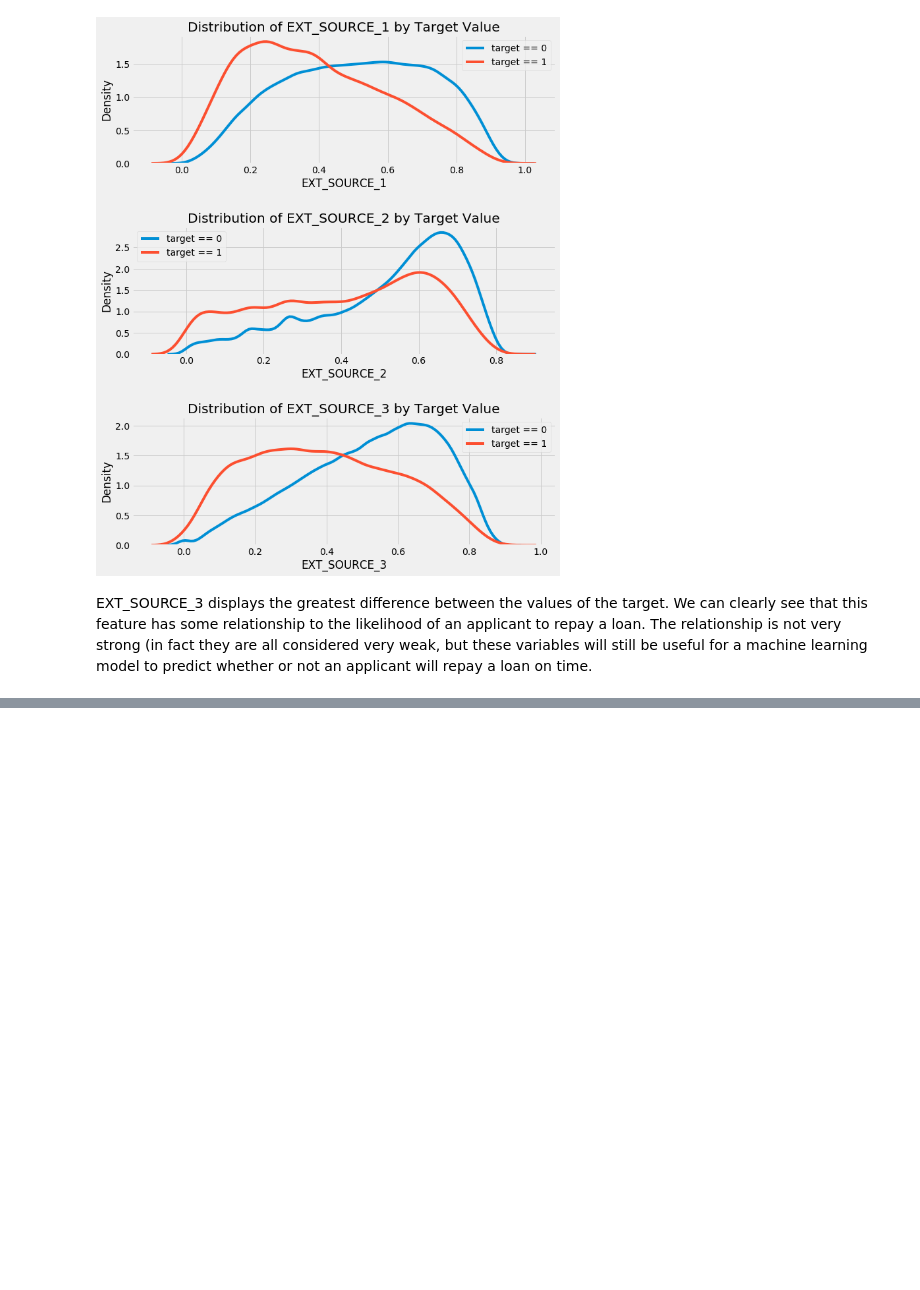
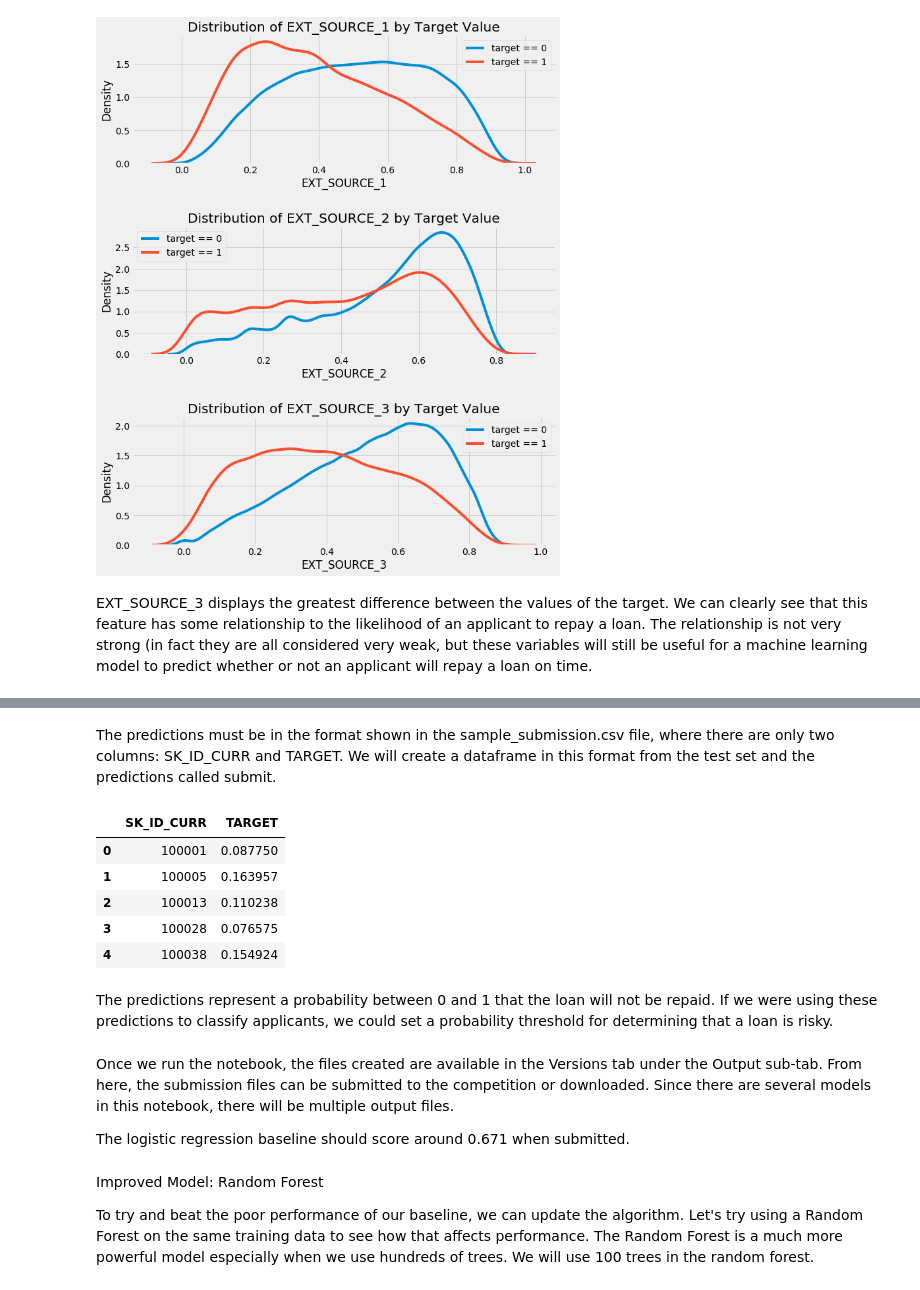
Before and after one commit to ddaly68/Springboard.DataScience, a Jupyter notebook: Capstone/HomeCreditDefaultRisk.ipynb, the cells around one changed output, grey strips where cells are left out. Drawn from its saved outputs; the diff is of its cells as text; code cells hidden in the pictures; blank space fills up the shorter version.

```diff
--- a/Capstone/HomeCreditDefaultRisk.ipynb
+++ b/Capstone/HomeCreditDefaultRisk.ipynb
@@ -404,0 +440,7 @@ EXT_SOURCE_3 displays the greatest difference between the values of the target.
+# %%
+# one-hot encoding of categorical variables
+app_train = pd.get_dummies(app_train)
+app_test = pd.get_dummies(app_test)
+
+print('Training Features shape: ', app_train.shape)
+print('Testing Features shape: ', app_test.shape)
@@ -404,0 +513,8 @@ EXT_SOURCE_3 displays the greatest difference between the values of the target.
+# %%
+from sklearn.linear_model import LogisticRegression
+
+# Make the model with the specified regularization parameter
+log_reg = LogisticRegression(C = 0.0001)
+
+# Train on the training data
+log_reg.fit(train, train_labels)
@@ -404,0 +530,21 @@ EXT_SOURCE_3 displays the greatest difference between the values of the target.
+# %%
+# Make predictions
+# Make sure to select the second column only
+log_reg_pred = log_reg.predict_proba(test)[:, 1]
+# %% [markdown]
+The predictions must be in the format shown in the sample_submission.csv file, where there are only two columns: SK_ID_CURR and TARGET. We will create a dataframe in this format from the test set and the predictions called submit.
+# %%
+# Submission dataframe
+submit = app_test[['SK_ID_CURR']]
+submit['TARGET'] = log_reg_pred
+
+submit.head()
+# %% [output]
+|  | SK_ID_CURR | TARGET |
+| 0 | 100001 | 0.087750 |
+| 1 | 100005 | 0.163957 |
+| 2 | 100013 | 0.110238 |
+| 3 | 100028 | 0.076575 |
+| 4 | 100038 | 0.154924 |
+# %% [markdown]
+The predictions represent a probability between 0 and 1 that the loan will not be repaid. If we were using these predictions to classify applicants, we could set a probability threshold for determining that a loan is risky.
@@ -404,0 +554,8 @@ EXT_SOURCE_3 displays the greatest difference between the values of the target.
+# %% [markdown]
+Once we run the notebook, the files created are available in the Versions tab under the Output sub-tab. From here, the submission files can be submitted to the competition or downloaded. Since there are several models in this notebook, there will be multiple output files.
+
+The logistic regression baseline should score around 0.671 when submitted.
+# %% [markdown]
+Improved Model: Random Forest
+
+To try and beat the poor performance of our baseline, we can update the algorithm. Let's try using a Random Forest on the same training data to see how that affects performance. The Random Forest is a much more powerful model especially when we use hundreds of trees. We will use 100 trees in the random forest.
```
Also changed, not shown: parts of 44 cells of this notebook.
